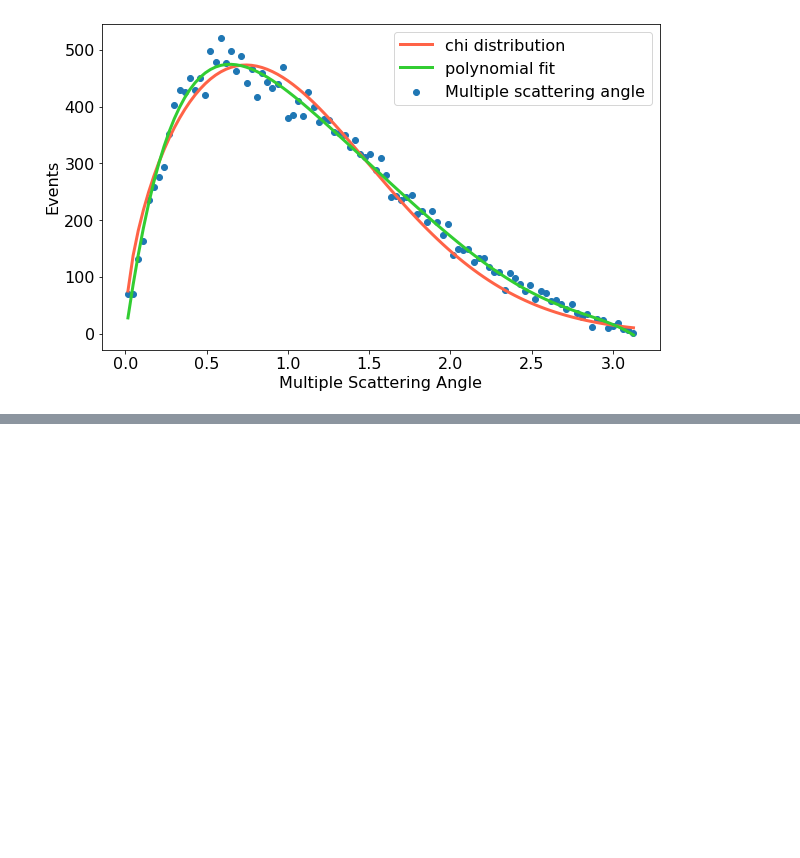
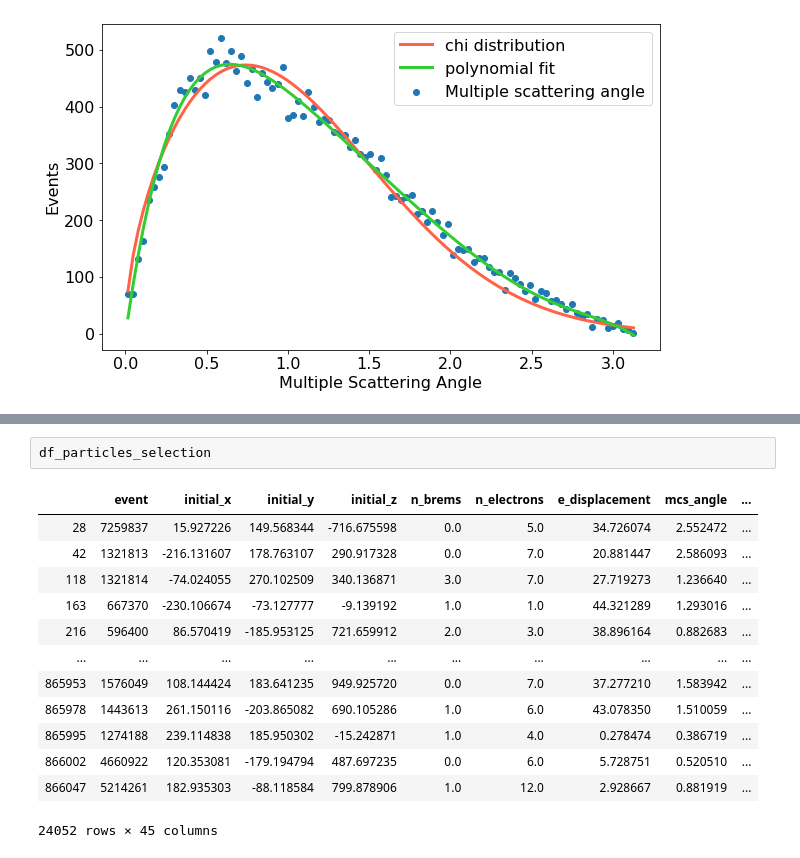
Before and after one commit to k-woodruff/bb2nu, a Jupyter notebook: bb2nu_BG_distribution.ipynb, the cells around one changed output, grey strips where cells are left out. Drawn from its saved outputs; the diff is of its cells as text; blank space fills up the shorter version.

```diff
--- a/bb2nu_BG_distribution.ipynb
+++ b/bb2nu_BG_distribution.ipynb
@@ -562,0 +614,16 @@ plt.legend(loc = 'upper left', fontsize=16)
+# %%
+df_particles_selection
+# %% [output]
+|  | event | initial_x | initial_y | initial_z | n_brems | n_electrons | e_displacement | mcs_angle | ... |
+| 28 | 7259837 | 15.927226 | 149.568344 | -716.675598 | 0.0 | 5.0 | 34.726074 | 2.552472 | ... |
+| 42 | 1321813 | -216.131607 | 178.763107 | 290.917328 | 0.0 | 7.0 | 20.881447 | 2.586093 | ... |
+| 118 | 1321814 | -74.024055 | 270.102509 | 340.136871 | 3.0 | 7.0 | 27.719273 | 1.236640 | ... |
+| 163 | 667370 | -230.106674 | -73.127777 | -9.139192 | 1.0 | 1.0 | 44.321289 | 1.293016 | ... |
+| 216 | 596400 | 86.570419 | -185.953125 | 721.659912 | 2.0 | 3.0 | 38.896164 | 0.882683 | ... |
+| ... | ... | ... | ... | ... | ... | ... | ... | ... | ... |
+| 865953 | 1576049 | 108.144424 | 183.641235 | 949.925720 | 0.0 | 7.0 | 37.277210 | 1.583942 | ... |
+| 865978 | 1443613 | 261.150116 | -203.865082 | 690.105286 | 1.0 | 6.0 | 43.078350 | 1.510059 | ... |
+| 865995 | 1274188 | 239.114838 | 185.950302 | -15.242871 | 1.0 | 4.0 | 0.278474 | 0.386719 | ... |
+| 866002 | 4660922 | 120.353081 | -179.194794 | 487.697235 | 0.0 | 6.0 | 5.728751 | 0.520510 | ... |
+| 866047 | 5214261 | 182.935303 | -88.118584 | 799.878906 | 1.0 | 12.0 | 2.928667 | 0.881919 | ... |
+24052 rows × 45 columns
```
Also changed, not shown: parts of 5 cells of this notebook.
